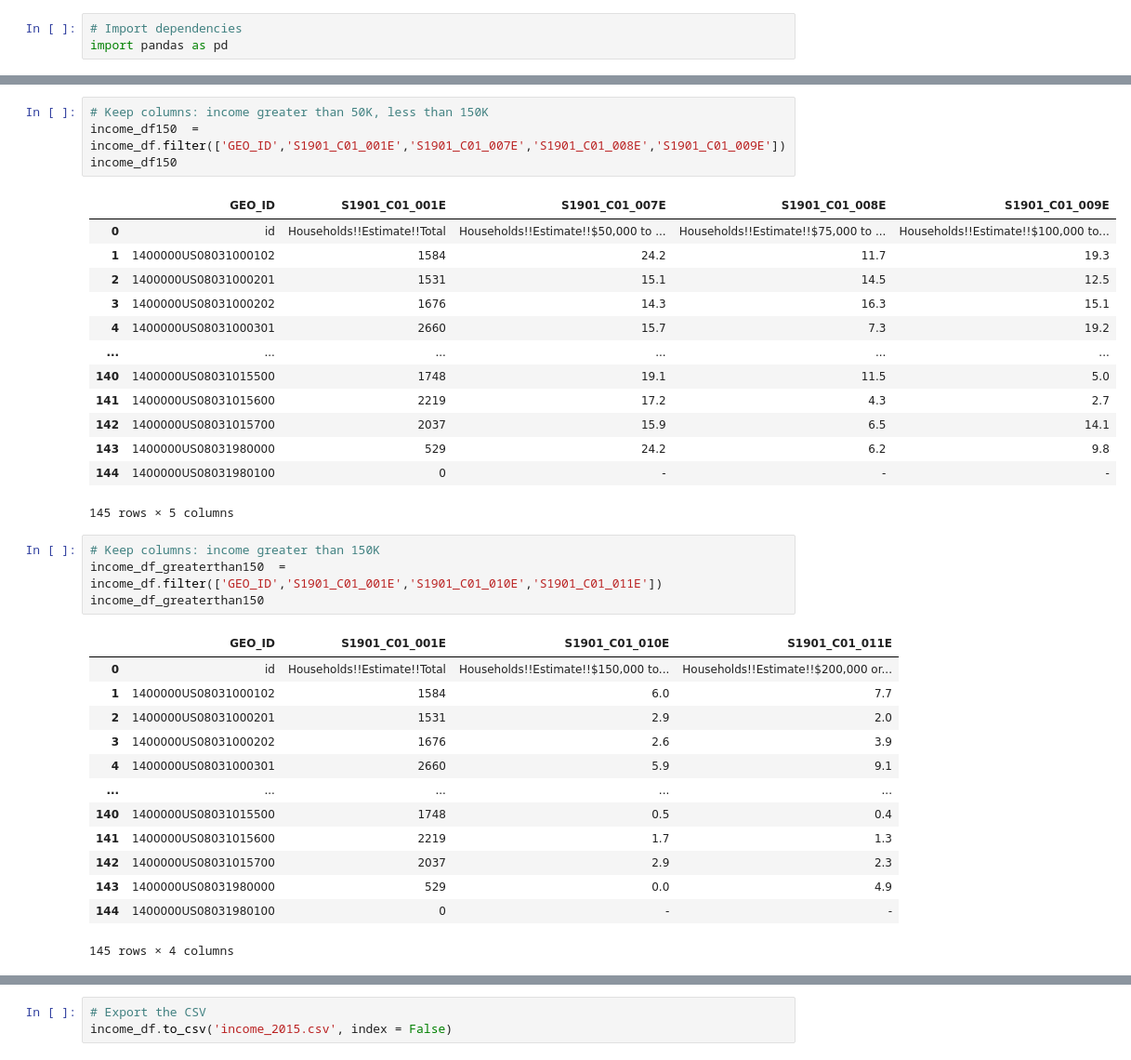
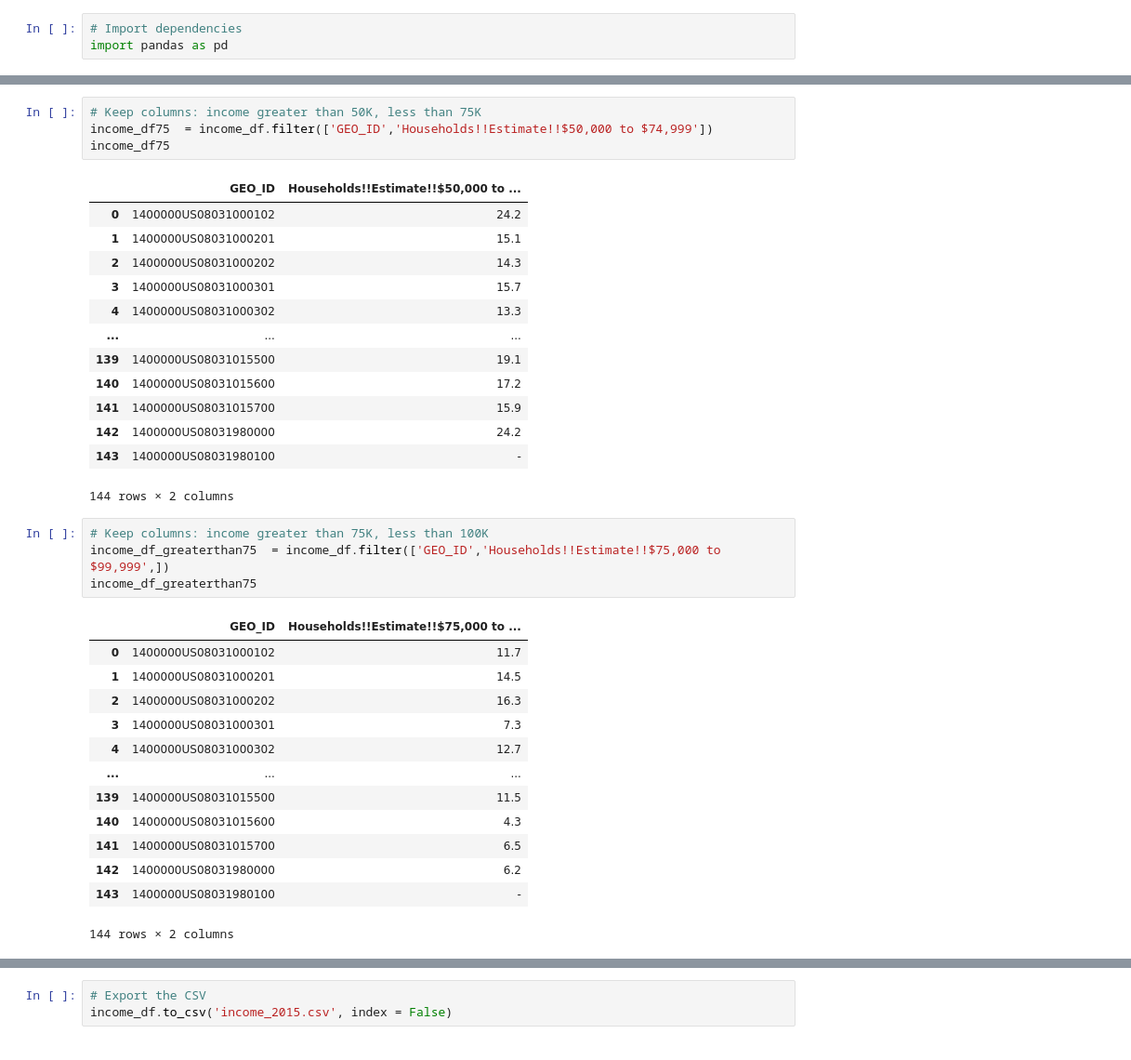
Before and after one commit to LinzStearns/CO_real_estate, a Jupyter notebook: 2015 income.ipynb, the cells around one changed output, grey strips where cells are left out. Shown at 93% size. Drawn from its saved outputs; the diff is of its cells as text.

```diff
--- a/2015 income.ipynb
+++ b/2015 income.ipynb
@@ -56,36 +56,36 @@ income_df50
 # %%
-# Keep columns: income greater than 50K, less than 150K
-income_df150  = income_df.filter(['GEO_ID','S1901_C01_001E','S1901_C01_007E','S1901_C01_008E','S1901_C01_009E'])
-income_df150
+# Keep columns: income greater than 50K, less than 75K
+income_df75  = income_df.filter(['GEO_ID','Households!!Estimate!!$50,000 to $74,999'])
+income_df75
 # %% [output]
-|  | GEO_ID | S1901_C01_001E | S1901_C01_007E | S1901_C01_008E | S1901_C01_009E |
-| 0 | id | Households!!Estimate!!Total | Households!!Estimate!!$50,000 to ... | Households!!Estimate!!$75,000 to ... | Households!!Estimate!!$100,000 to... |
-| 1 | 1400000US08031000102 | 1584 | 24.2 | 11.7 | 19.3 |
-| 2 | 1400000US08031000201 | 1531 | 15.1 | 14.5 | 12.5 |
-| 3 | 1400000US08031000202 | 1676 | 14.3 | 16.3 | 15.1 |
-| 4 | 1400000US08031000301 | 2660 | 15.7 | 7.3 | 19.2 |
-| ... | ... | ... | ... | ... | ... |
-| 140 | 1400000US08031015500 | 1748 | 19.1 | 11.5 | 5.0 |
-| 141 | 1400000US08031015600 | 2219 | 17.2 | 4.3 | 2.7 |
-| 142 | 1400000US08031015700 | 2037 | 15.9 | 6.5 | 14.1 |
-| 143 | 1400000US08031980000 | 529 | 24.2 | 6.2 | 9.8 |
-| 144 | 1400000US08031980100 | 0 | - | - | - |
+|  | GEO_ID | Households!!Estimate!!$50,000 to ... |
+| 0 | 1400000US08031000102 | 24.2 |
+| 1 | 1400000US08031000201 | 15.1 |
+| 2 | 1400000US08031000202 | 14.3 |
+| 3 | 1400000US08031000301 | 15.7 |
+| 4 | 1400000US08031000302 | 13.3 |
+| ... | ... | ... |
+| 139 | 1400000US08031015500 | 19.1 |
+| 140 | 1400000US08031015600 | 17.2 |
+| 141 | 1400000US08031015700 | 15.9 |
+| 142 | 1400000US08031980000 | 24.2 |
+| 143 | 1400000US08031980100 | - |
-145 rows × 5 columns
+144 rows × 2 columns
 # %%
-# Keep columns: income greater than 150K
-income_df_greaterthan150  = income_df.filter(['GEO_ID','S1901_C01_001E','S1901_C01_010E','S1901_C01_011E'])
-income_df_greaterthan150
+# Keep columns: income greater than 75K, less than 100K
+income_df_greaterthan75  = income_df.filter(['GEO_ID','Households!!Estimate!!$75,000 to $99,999',])
+income_df_greaterthan75
 # %% [output]
-|  | GEO_ID | S1901_C01_001E | S1901_C01_010E | S1901_C01_011E |
-| 0 | id | Households!!Estimate!!Total | Households!!Estimate!!$150,000 to... | Households!!Estimate!!$200,000 or... |
-| 1 | 1400000US08031000102 | 1584 | 6.0 | 7.7 |
-| 2 | 1400000US08031000201 | 1531 | 2.9 | 2.0 |
-| 3 | 1400000US08031000202 | 1676 | 2.6 | 3.9 |
-| 4 | 1400000US08031000301 | 2660 | 5.9 | 9.1 |
-| ... | ... | ... | ... | ... |
-| 140 | 1400000US08031015500 | 1748 | 0.5 | 0.4 |
-| 141 | 1400000US08031015600 | 2219 | 1.7 | 1.3 |
-| 142 | 1400000US08031015700 | 2037 | 2.9 | 2.3 |
-| 143 | 1400000US08031980000 | 529 | 0.0 | 4.9 |
-| 144 | 1400000US08031980100 | 0 | - | - |
+|  | GEO_ID | Households!!Estimate!!$75,000 to ... |
+| 0 | 1400000US08031000102 | 11.7 |
+| 1 | 1400000US08031000201 | 14.5 |
+| 2 | 1400000US08031000202 | 16.3 |
+| 3 | 1400000US08031000301 | 7.3 |
+| 4 | 1400000US08031000302 | 12.7 |
+| ... | ... | ... |
+| 139 | 1400000US08031015500 | 11.5 |
+| 140 | 1400000US08031015600 | 4.3 |
+| 141 | 1400000US08031015700 | 6.5 |
+| 142 | 1400000US08031980000 | 6.2 |
+| 143 | 1400000US08031980100 | - |
-145 rows × 4 columns
+144 rows × 2 columns
```
Also changed, not shown: parts of 7 cells of this notebook, 13 other files.
